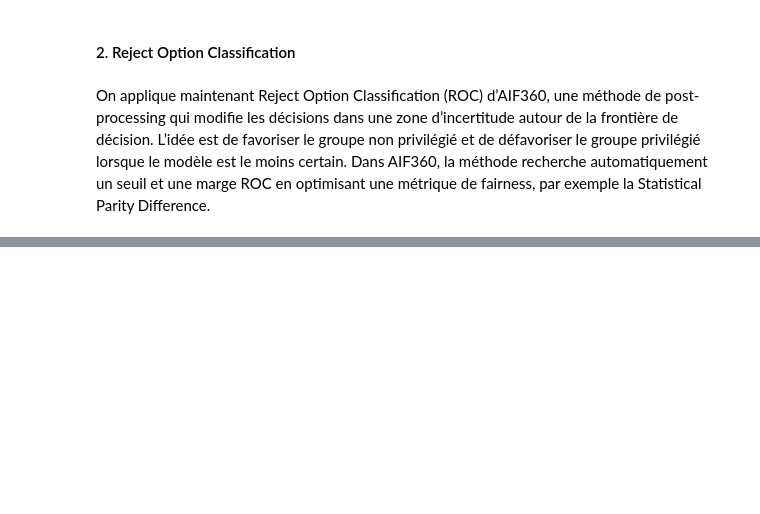
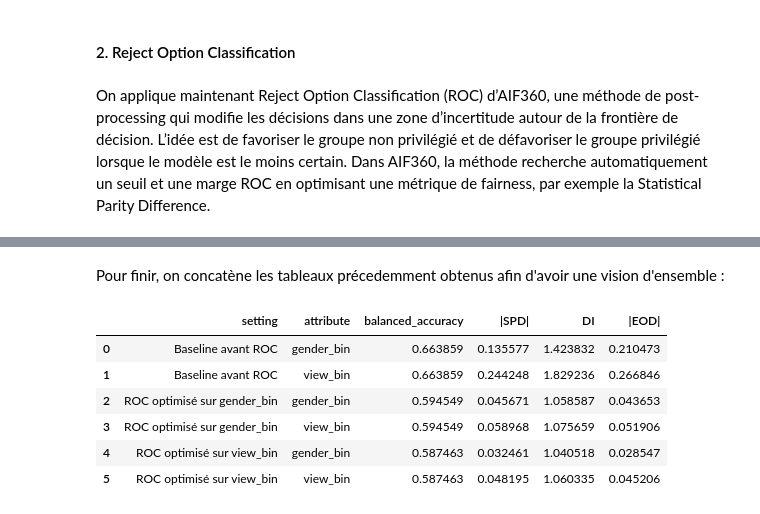
Before and after one commit to EagleForce14/Fairness, a Jupyter notebook: Projet/train_classifieur_local.ipynb, the cells around one changed output, grey strips where cells are left out. Saved outputs shown, nothing was run; the diff lists cells and outputs as text; code cells hidden in the pictures; blank space fills up the shorter version.

```diff
--- a/Projet/train_classifieur_local.ipynb
+++ b/Projet/train_classifieur_local.ipynb
@@ -1862,0 +2017,8 @@ On applique maintenant Reject Option Classification (ROC) d’AIF360, une métho
+# %%
+results_baseline_roc = evaluate_prediction_column(
+    df_eval_roc,
+    pred_col="y_pred_base",
+    setting_name="Baseline avant ROC"
+)
+
+display(results_baseline_roc)
@@ -1862,0 +2061,21 @@ On applique maintenant Reject Option Classification (ROC) d’AIF360, une métho
+# %%
+df_eval_roc_view, pred_col_view, roc_view = apply_roc(
+    df_eval=df_eval_roc,
+    sensitive_col="view_bin",
+    priv_group=1,
+    metric_name="Statistical parity difference",
+    metric_lb=-0.05,
+    metric_ub=0.05,
+)
+
+print("ROC optimisé sur view_bin")
+print(f"classification_threshold = {roc_view.classification_threshold:.4f}")
+print(f"ROC_margin = {roc_view.ROC_margin:.4f}")
+
+results_roc_view = evaluate_prediction_column(
+    df_eval_roc_view,
+    pred_col=pred_col_view,
+    setting_name="ROC optimisé sur view_bin"
+)
+
+display(results_roc_view)
@@ -1862,0 +2089,24 @@ On applique maintenant Reject Option Classification (ROC) d’AIF360, une métho
+# %% [markdown]
+Pour finir, on concatène les tableaux précedemment obtenus afin d'avoir une vision d'ensemble :
+# %%
+summary_roc = pd.concat(
+    [results_baseline_roc, results_roc_gender, results_roc_view],
+    ignore_index=True
+)
+
+summary_roc["|SPD|"] = summary_roc["SPD"].abs()
+summary_roc["|EOD|"] = summary_roc["EOD"].abs()
+
+summary_roc = summary_roc[
+    ["setting", "attribute", "balanced_accuracy", "|SPD|", "DI", "|EOD|"]
+]
+
+display(summary_roc)
+# %% [output]
+|  | setting | attribute | balanced_accuracy | |SPD| | DI | |EOD| |
+| 0 | Baseline avant ROC | gender_bin | 0.663859 | 0.135577 | 1.423832 | 0.210473 |
+| 1 | Baseline avant ROC | view_bin | 0.663859 | 0.244248 | 1.829236 | 0.266846 |
+| 2 | ROC optimisé sur gender_bin | gender_bin | 0.594549 | 0.045671 | 1.058587 | 0.043653 |
+| 3 | ROC optimisé sur gender_bin | view_bin | 0.594549 | 0.058968 | 1.075659 | 0.051906 |
+| 4 | ROC optimisé sur view_bin | gender_bin | 0.587463 | 0.032461 | 1.040518 | 0.028547 |
+| 5 | ROC optimisé sur view_bin | view_bin | 0.587463 | 0.048195 | 1.060335 | 0.045206 |
```
Also changed, not shown: parts of 42 cells of this notebook.
